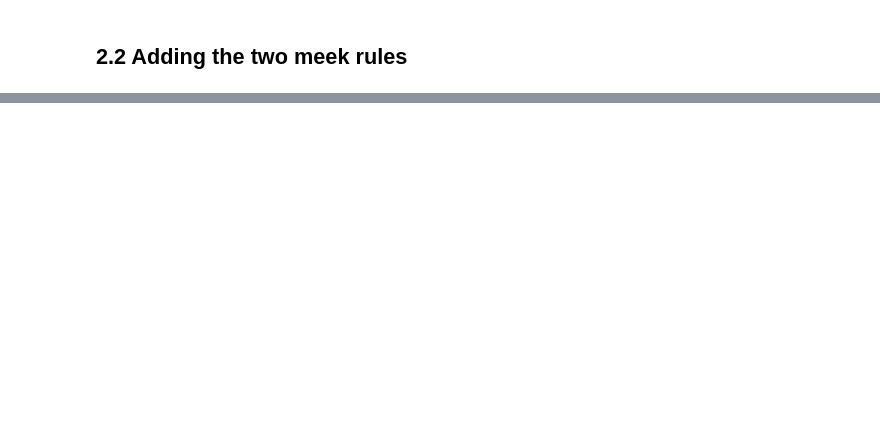
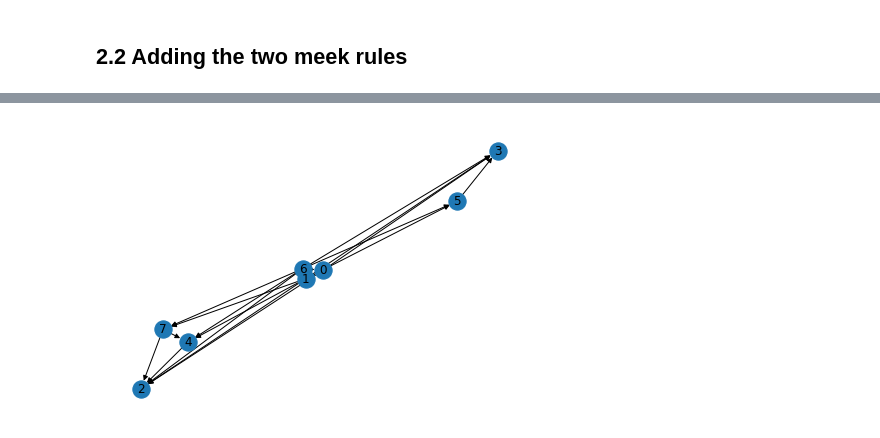
Before and after one commit to 0xMarmelade/mgt-416-causal-inference, a Jupyter notebook: Final Project/Final Project/ex1.ipynb, the cells around one changed output, grey strips where cells are left out. Cells and saved outputs as stored; diff of their text form; code cells hidden in the pictures; blank space fills up the shorter version.

```diff
--- a/Final Project/Final Project/ex1.ipynb
+++ b/Final Project/Final Project/ex1.ipynb
@@ -184,0 +232,4 @@ nx.draw_networkx(directed_graph, with_labels=True)
+# %%
+nx.draw(sgs_directed_graphs[1], with_labels=True)
+# %% [output]
+[figure, added]
```
Also changed, not shown: parts of 21 cells of this notebook.
